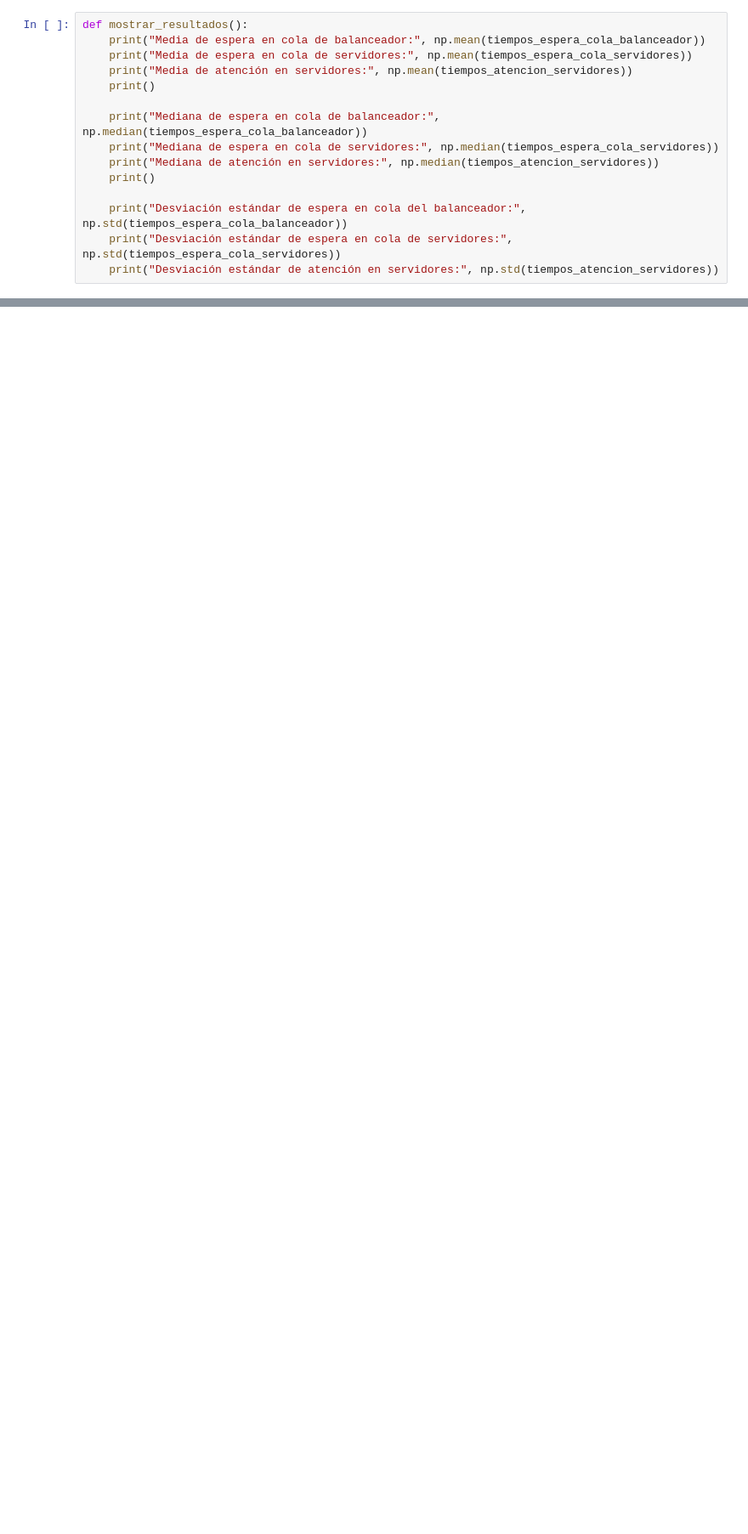
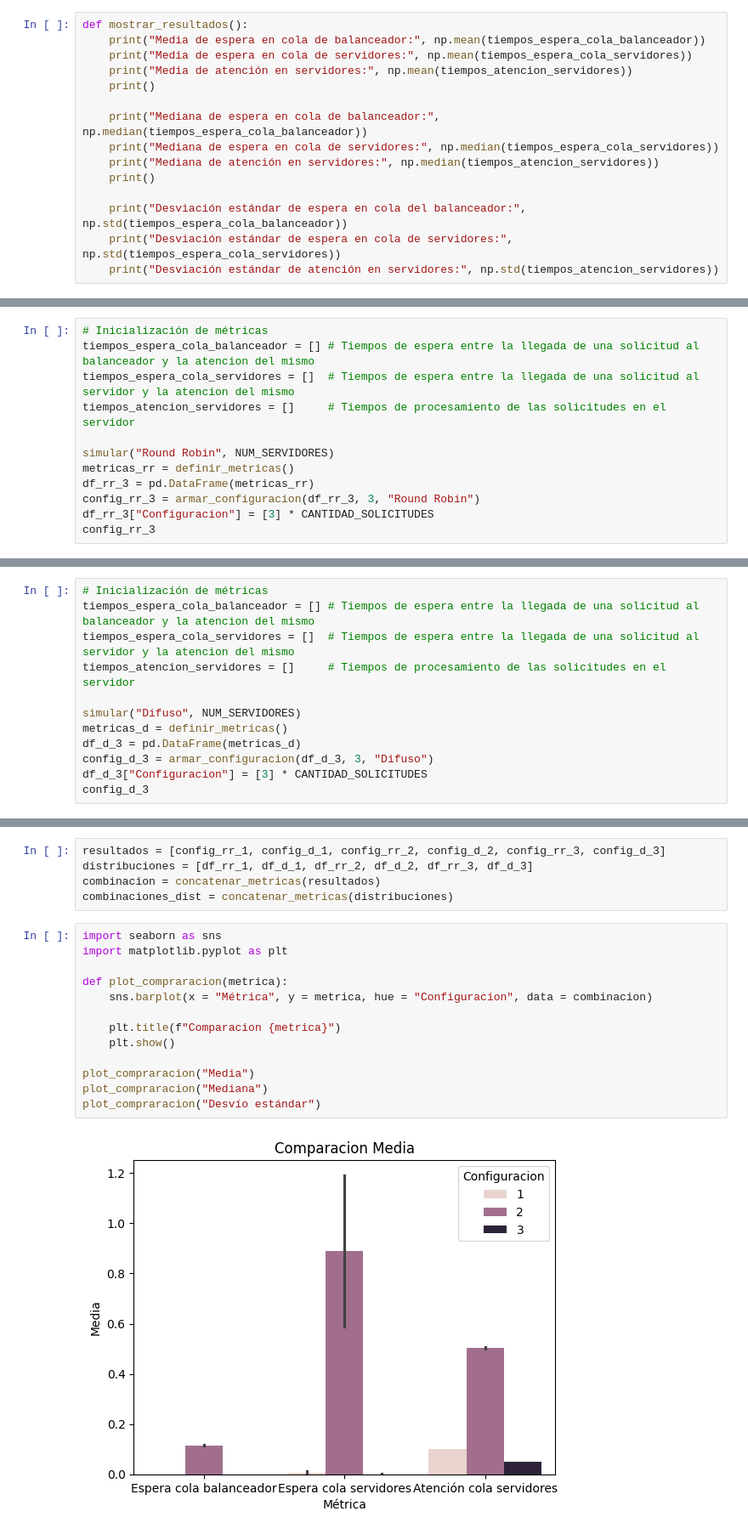
Before and after one commit to DanieLovera/simulacion_tp2, a Jupyter notebook: ej2.ipynb, the cells around one changed output, grey strips where cells are left out. Shown at 85% size. Saved outputs shown, nothing was run; the diff lists cells and outputs as text; blank space fills up the shorter version.

Commit message:
se agregan configuraciones y graficos (luciano)

```diff
--- a/ej2.ipynb
+++ b/ej2.ipynb
@@ -208,0 +299,12 @@ Desviación estándar de atención en servidores: 0.10057835547748946
+# %%
+# Inicialización de métricas
+tiempos_espera_cola_balanceador = [] # Tiempos de espera entre la llegada de una solicitud al balanceador y la atencion del mismo
+tiempos_espera_cola_servidores = []  # Tiempos de espera entre la llegada de una solicitud al servidor y la atencion del mismo
+tiempos_atencion_servidores = []     # Tiempos de procesamiento de las solicitudes en el servidor
+
+simular("Round Robin", NUM_SERVIDORES)
+metricas_rr = definir_metricas()
+df_rr_3 = pd.DataFrame(metricas_rr)
+config_rr_3 = armar_configuracion(df_rr_3, 3, "Round Robin")
+df_rr_3["Configuracion"] = [3] * CANTIDAD_SOLICITUDES
+config_rr_3
@@ -208,0 +318,12 @@ Desviación estándar de atención en servidores: 0.10057835547748946
+# %%
+# Inicialización de métricas
+tiempos_espera_cola_balanceador = [] # Tiempos de espera entre la llegada de una solicitud al balanceador y la atencion del mismo
+tiempos_espera_cola_servidores = []  # Tiempos de espera entre la llegada de una solicitud al servidor y la atencion del mismo
+tiempos_atencion_servidores = []     # Tiempos de procesamiento de las solicitudes en el servidor
+
+simular("Difuso", NUM_SERVIDORES)
+metricas_d = definir_metricas()
+df_d_3 = pd.DataFrame(metricas_d)
+config_d_3 = armar_configuracion(df_d_3, 3, "Difuso")
+df_d_3["Configuracion"] = [3] * CANTIDAD_SOLICITUDES
+config_d_3
@@ -208,0 +337,20 @@ Desviación estándar de atención en servidores: 0.10057835547748946
+# %%
+resultados = [config_rr_1, config_d_1, config_rr_2, config_d_2, config_rr_3, config_d_3]
+distribuciones = [df_rr_1, df_d_1, df_rr_2, df_d_2, df_rr_3, df_d_3]
+combinacion = concatenar_metricas(resultados)
+combinaciones_dist = concatenar_metricas(distribuciones)
+# %%
+import seaborn as sns
+import matplotlib.pyplot as plt
+
+def plot_compraracion(metrica):
+    sns.barplot(x = "Métrica", y = metrica, hue = "Configuracion", data = combinacion)
+
+    plt.title(f"Comparacion {metrica}")
+    plt.show()
+
+plot_compraracion("Media")
+plot_compraracion("Mediana")
+plot_compraracion("Desvío estándar")
+# %% [output]
+[figure, added]
```
Also changed, not shown: parts of 27 cells of this notebook.
